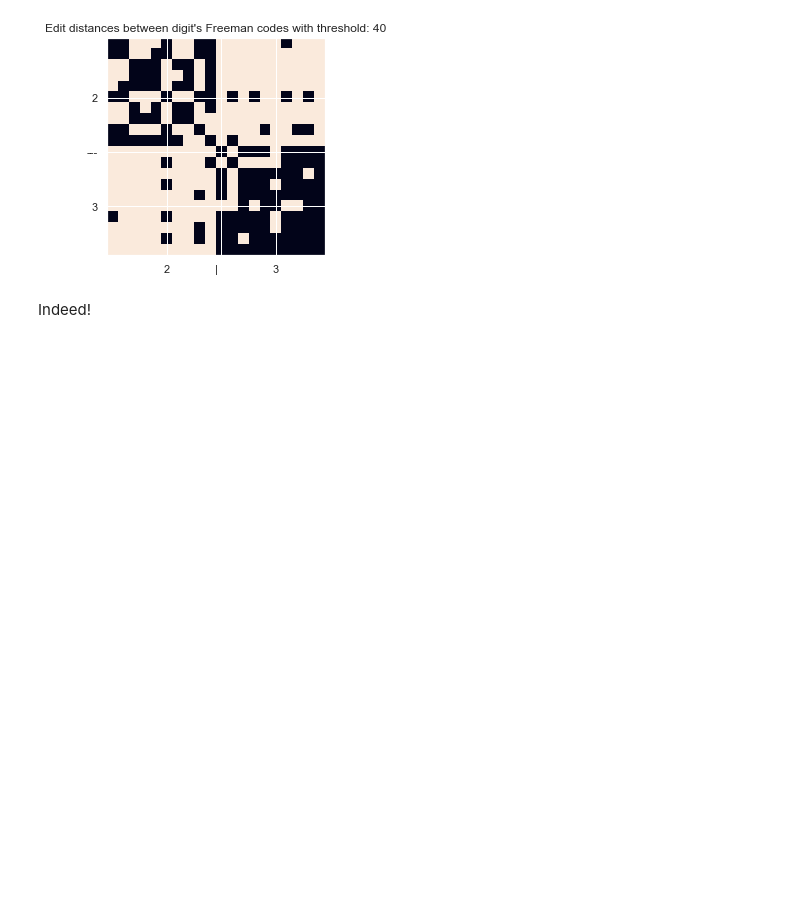
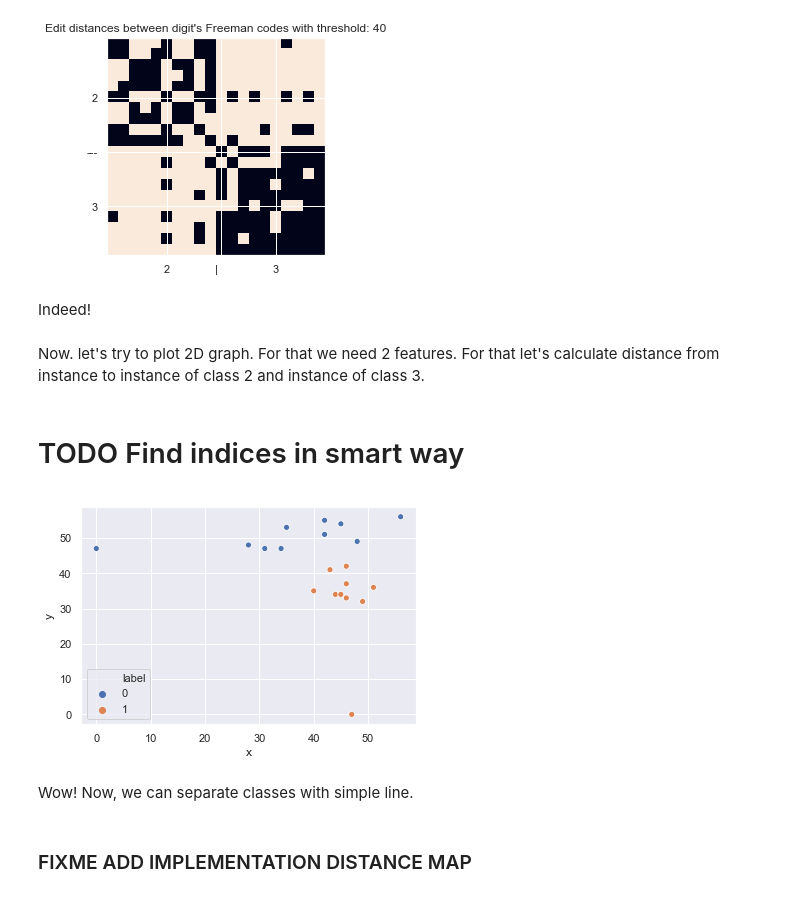
Before and after one commit to oganesManasian/Image-analysis-and-pattern-recognition, a Jupyter notebook: labs/lab_02_object_description.ipynb, the cells around one changed output. Cells and saved outputs as stored; diff of their text form; code cells hidden in the pictures; blank space fills up the shorter version.

Commit message:
Added 2D plot for Freeman code classification

```diff
--- a/labs/lab_02_object_description.ipynb
+++ b/labs/lab_02_object_description.ipynb
@@ -1001,3 +1003,26 @@ plt.show()
 [figure]
 # %% [markdown]
 Indeed!
+# %% [markdown]
+Now. let's try to plot 2D graph. For that we need 2 features. For that let's calculate distance from instance to instance of class 2 and instance of class 3.
+# %% [markdown]
+# TODO Find indices in smart way
+# %%
+ind_class2 = 0
+ind_class3 = 12
+# %%
+feature_matrix = [(edit_dist(all_freeman_code[ind_class2], all_freeman_code[i]),
+                   edit_dist(all_freeman_code[ind_class3], all_freeman_code[i]))
+                  for i in range(len(all_freeman_code))]
+# %%
+# Plot
+X, Y = list(zip(*feature_matrix))
+df = pd.DataFrame(data= {'x' : X, 'y' : Y, 'label':[0] * (len(all_freeman_code) // 2) + [1] * (len(all_freeman_code) // 2)})
+sns.scatterplot(x = df.x, y = df.y, hue=df.label)
+plt.show()
+# %% [output]
+[figure, added]
+# %% [markdown]
+Wow! Now, we can separate classes with simple line.
+# %% [markdown]
+### FIXME ADD IMPLEMENTATION DISTANCE MAP
```
Also changed, not shown: parts of 4 cells of this notebook.
